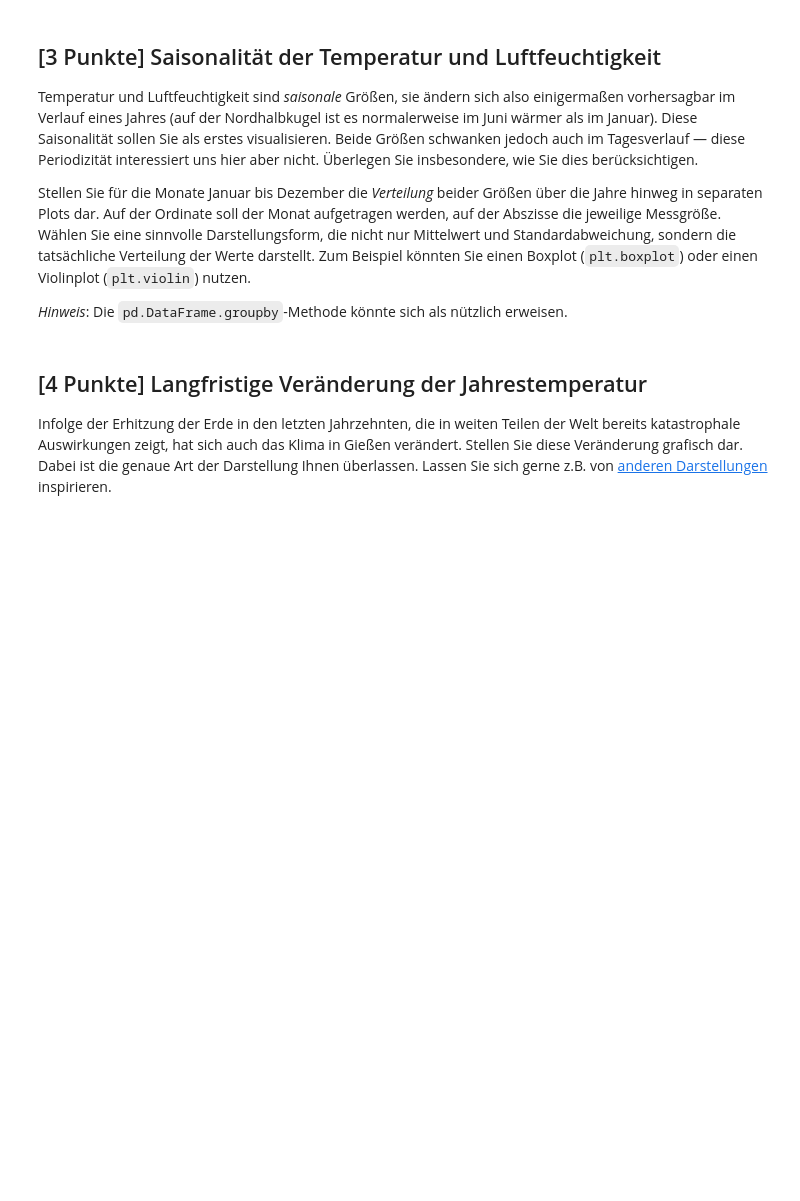
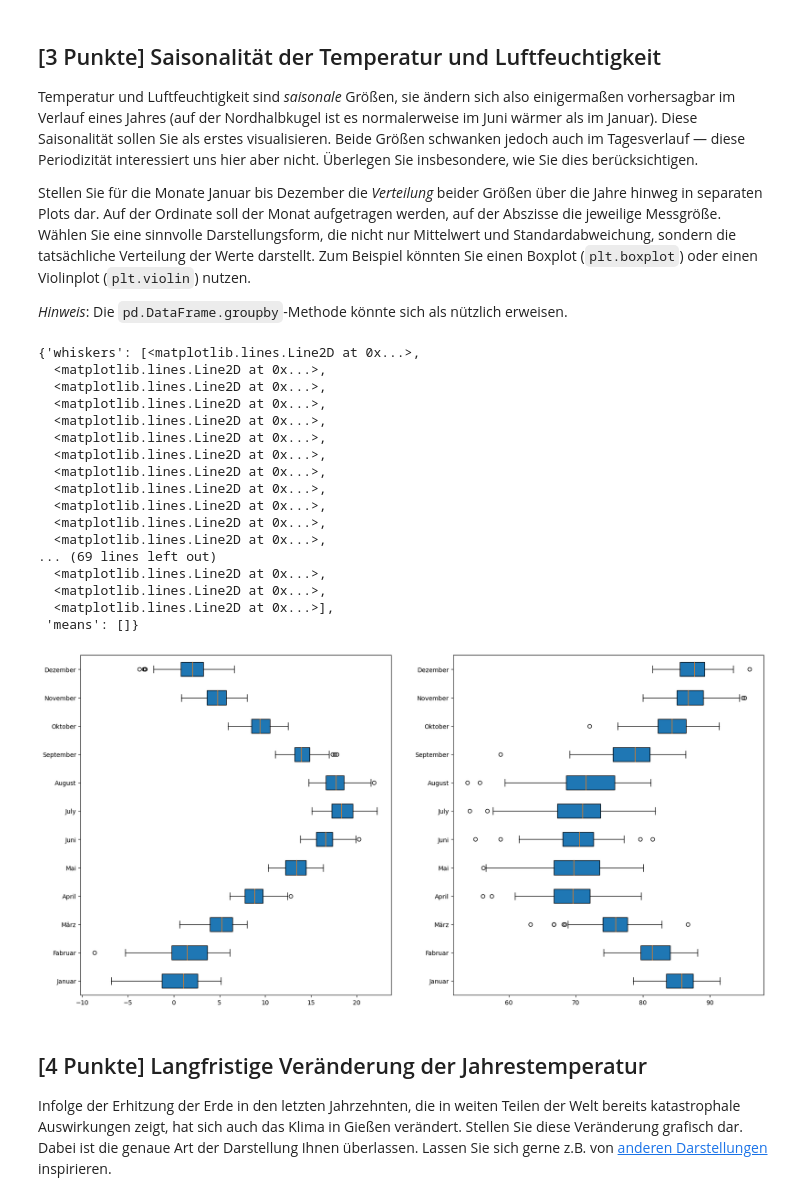
Before and after one commit to TimJoest/Datascience_2, a Jupyter notebook: MNM/Hausaufgaben/04_DataFrames/Wetterdaten_analysieren.ipynb, the cells around one changed output. Cells and saved outputs as stored; diff of their text form; code cells hidden in the pictures; blank space fills up the shorter version.

```diff
--- a/MNM/Hausaufgaben/04_DataFrames/Wetterdaten_analysieren.ipynb
+++ b/MNM/Hausaufgaben/04_DataFrames/Wetterdaten_analysieren.ipynb
@@ -31,7 +90,45 @@ Stellen Sie für die Monate Januar bis Dezember die *Verteilung* beider Größen
 
 *Hinweis*: Die `pd.DataFrame.groupby`-Methode könnte sich als nützlich erweisen.
 # %%
-# Bitte geben Sie Ihren Code hier ein.
+grouped_weather = wetterdaten.groupby([wetterdaten.index.year.rename('year'), wetterdaten.index.month.rename('month')]).mean() # group by year and month
+monthly_weather = grouped_weather.groupby('month') # group by month
+
+# create figure with two subplots
+fig, axes = plt.subplots(1, 2, figsize=(20,10))
+
+# labels for the boxplots
+labels = ['Januar', 'Fabruar', 'März', 'April',
+            'Mai', 'Juni', 'July', 'August',
+            'September', 'Oktober', 'November', 'Dezember']
+
+# get the temperature data for the boxplots
+data_temp = [monthly_weather.get_group(mon+1)['Temperatur'] for mon in range(12)]
+
+# get the humidity data for the boxplots
+data_luft = [monthly_weather.get_group(mon+1)['Luftfeuchte'] for mon in range(12)]
+
+# create the boxplots
+axes[0].boxplot(data_temp, vert=False, patch_artist=True, labels=labels)
+axes[1].boxplot(data_luft, vert=False, patch_artist=True, labels=labels)
+# %% [output]
+{'whiskers': [<matplotlib.lines.Line2D at 0x...>,
+  <matplotlib.lines.Line2D at 0x...>,
+  <matplotlib.lines.Line2D at 0x...>,
+  <matplotlib.lines.Line2D at 0x...>,
+  <matplotlib.lines.Line2D at 0x...>,
+  <matplotlib.lines.Line2D at 0x...>,
+  <matplotlib.lines.Line2D at 0x...>,
+  <matplotlib.lines.Line2D at 0x...>,
+  <matplotlib.lines.Line2D at 0x...>,
+  <matplotlib.lines.Line2D at 0x...>,
+  <matplotlib.lines.Line2D at 0x...>,
+  <matplotlib.lines.Line2D at 0x...>,
+... (69 lines left out)
+  <matplotlib.lines.Line2D at 0x...>,
+  <matplotlib.lines.Line2D at 0x...>,
+  <matplotlib.lines.Line2D at 0x...>],
+ 'means': []}
+[figure, added]
 # %% [markdown]
 ## [4 Punkte] Langfristige Veränderung der Jahrestemperatur
 
```
Also changed, not shown: parts of 3 cells of this notebook, 14 other files.
